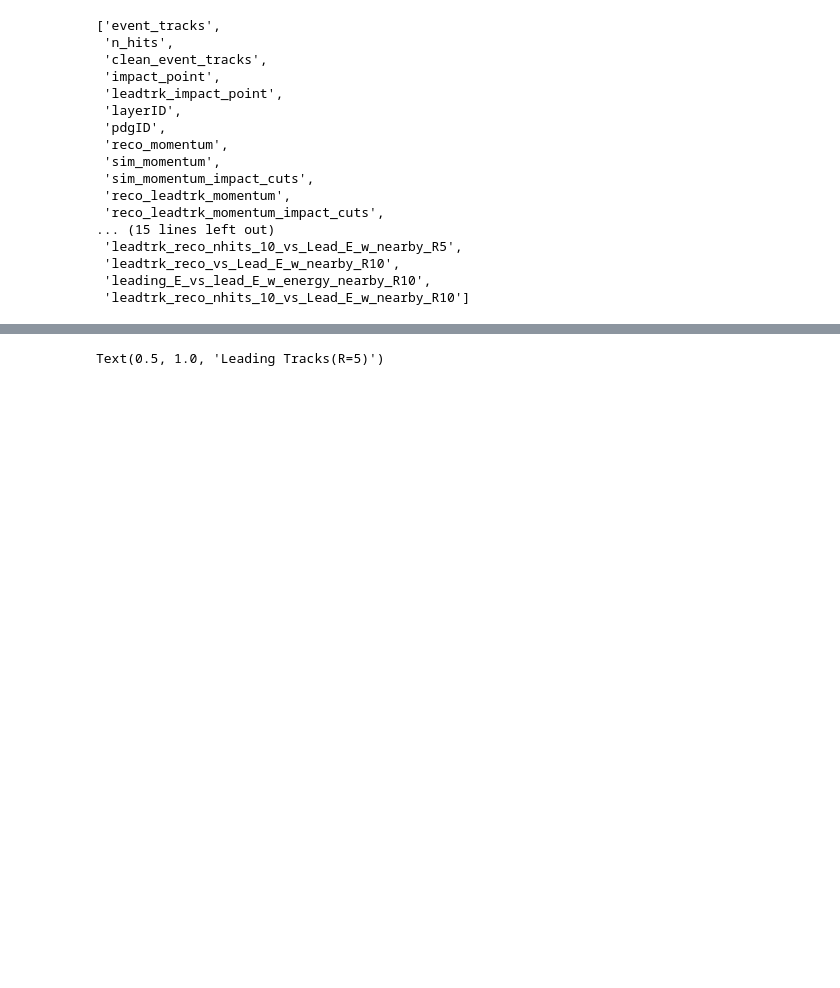
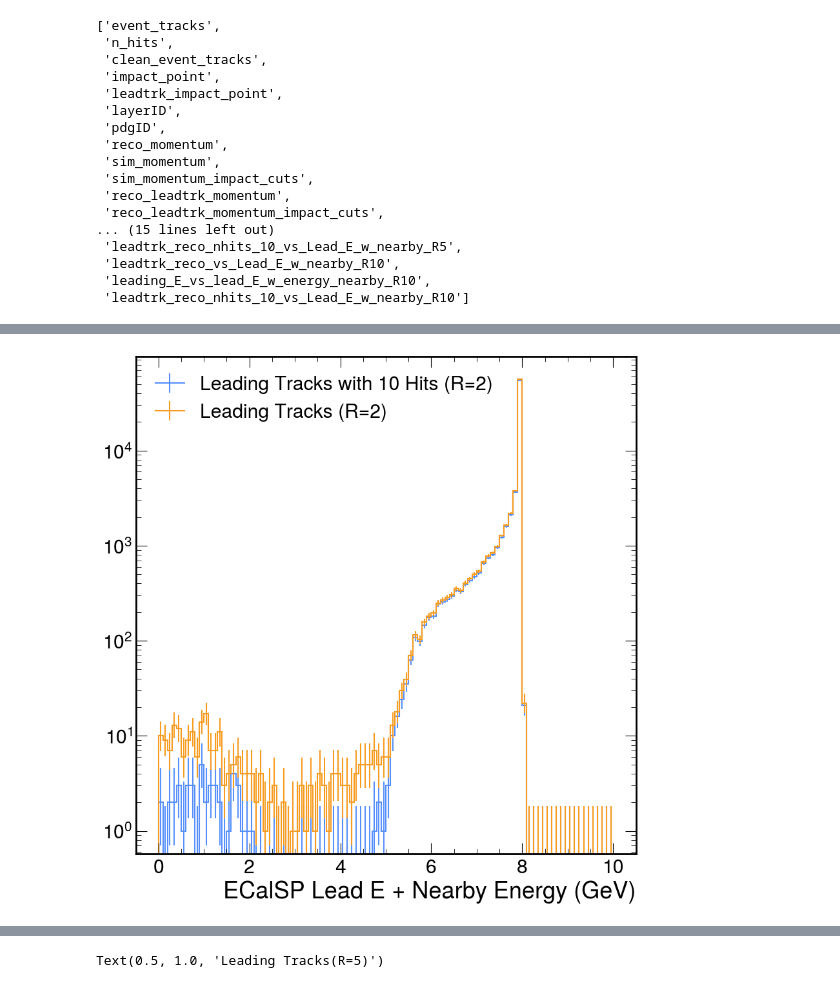
Before and after one commit to rodr1001/my_code, a Jupyter notebook: ldmx/EAT_Tracking/plot-eat-tracking-histograms.ipynb, the cells around one changed output, grey strips where cells are left out. Saved outputs shown, nothing was run; the diff lists cells and outputs as text; code cells hidden in the pictures; blank space fills up the shorter version.

```diff
--- a/ldmx/EAT_Tracking/plot-eat-tracking-histograms.ipynb
+++ b/ldmx/EAT_Tracking/plot-eat-tracking-histograms.ipynb
@@ -57,0 +69,21 @@ Text(0.5, 1.0, 'Leading Tracks (R=2mm)')
+# %%
+leadtrk2 = f['leadtrk_reco_vs_Lead_E_w_nearby_R2'].to_hist()
+leadtrk2n10 = f['leadtrk_reco_nhits_10_vs_Lead_E_w_nearby_R2'].to_hist()
+
+leadtrk5 = f['leadtrk_reco_vs_Lead_E_w_nearby_R5'].to_hist()
+leadtrk5n10 = f['leadtrk_reco_nhits_10_vs_Lead_E_w_nearby_R5'].to_hist()
+
+leadtrk10 = f['leadtrk_reco_vs_Lead_E_w_nearby_R10'].to_hist()
+leadtrk10n10 = f['leadtrk_reco_nhits_10_vs_Lead_E_w_nearby_R10'].to_hist()
+
+
+leadtrk2n10[:,hist.loc(thresh)::sum].plot(w2 = None, label = "Leading Tracks with 10 Hits (R=2)")
+leadtrk2[:,hist.loc(thresh)::sum].plot(label= "Leading Tracks (R=2)")
+
+#y.plot(label = "Leading Tracks")
+plt.yscale('log')
+plt.legend(loc='best')
+plt.savefig("1D_leadtrk_reco_vs_Lead_E_w_nearby_R2_(hitsincluded).jpg")
+plt.show()
+# %% [output]
+[figure, added]
```
Also changed, not shown: parts of 12 cells of this notebook.
